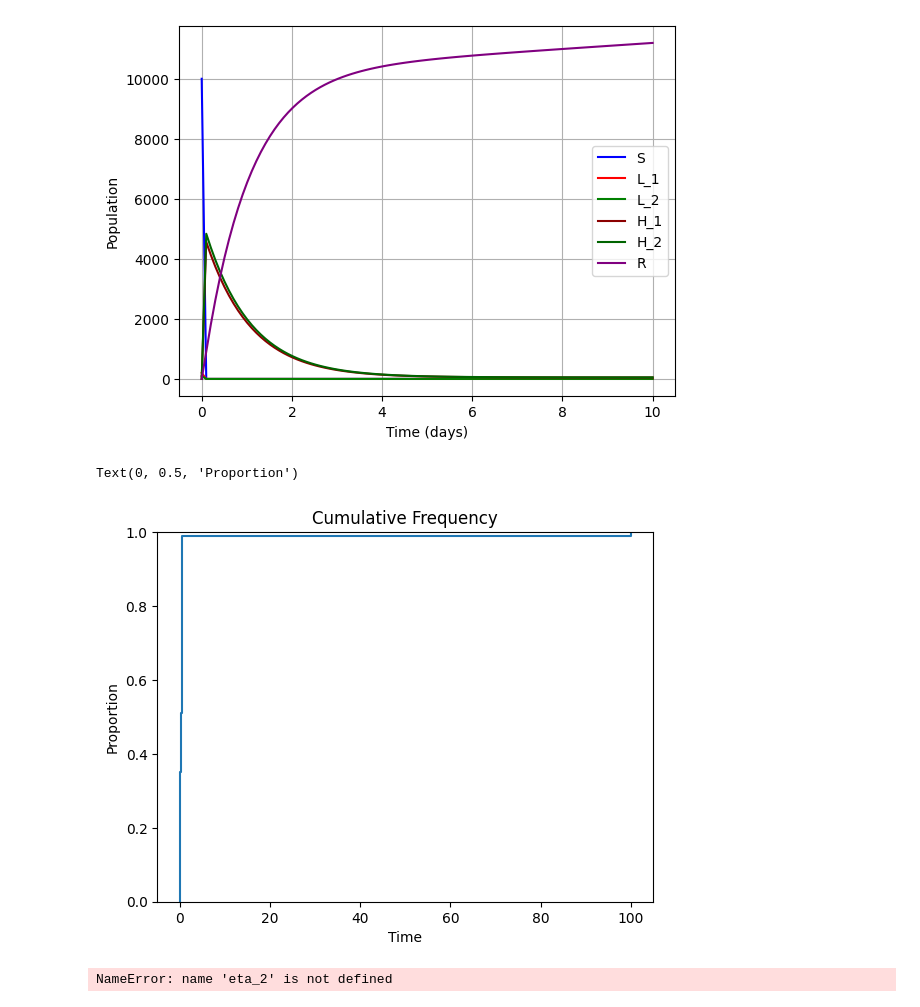
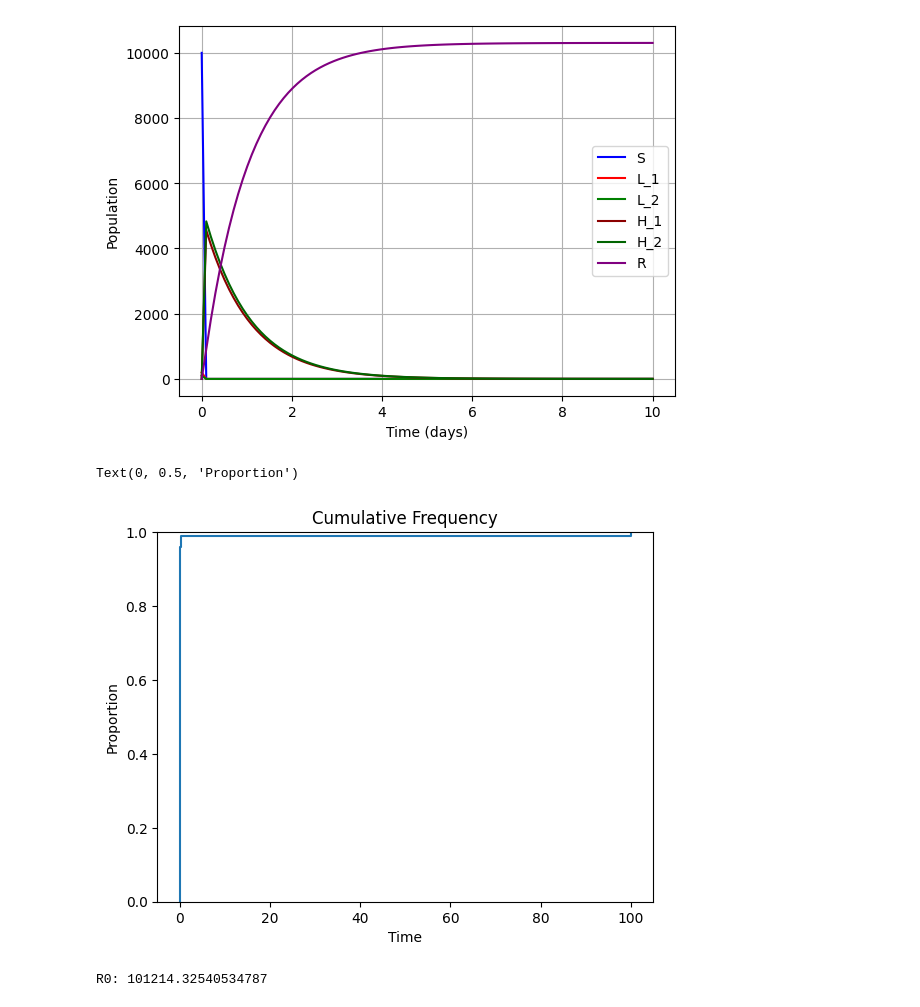
Before and after one commit to mcouture695/gt-quorumsensing-26, a Jupyter notebook: two-strain-slhr.ipynb, the cells around one changed output. Saved outputs shown, nothing was run; the diff lists cells and outputs as text; code cells hidden in the pictures.

```diff
--- a/two-strain-slhr.ipynb
+++ b/two-strain-slhr.ipynb
@@ -7,7 +7,7 @@ from scipy.integrate import solve_ivp
 from scipy.optimize import fsolve
 # %%
 #set up compartmental model
-Lambda = 100
+Lambda = 1
 mu = 0.00003333333 #1/lifespan of person
 #infection rates
 beta_1 = 3.374
@@ -45,34 +45,34 @@ t_span = (0, 10)
 initial = (10000, 200, 100, 0, 0, 0)
 
 t_evaluate = np.linspace(0, 10, 100)
 
 sol = solve_ivp(fun = model, t_span = t_span, y0 = initial, method = 'RK45', t_eval = t_evaluate)
 
 
 plt.plot(sol.t, sol.y[0], label='S', color='blue')
 plt.plot(sol.t, sol.y[1], label='L_1', color='red')
 plt.plot(sol.t, sol.y[2], label='L_2', color='green')
 #plt.plot(sol.t, sol.y[3], label='L_12', color='orange')
 plt.plot(sol.t, sol.y[3], label='H_1', color='darkred')
 plt.plot(sol.t, sol.y[4], label='H_2', color='darkgreen')
 plt.plot(sol.t, sol.y[5], label='R', color='purple')
 plt.xlabel('Time (days)')
 plt.ylabel('Population')
 plt.legend()
 plt.grid(True)
 plt.show()
 
 data = sol.y[2]
 fig, ax = plt.subplots()
 
 # Plot the exact cumulative curve
 ax.ecdf(data, label="Cumulative Incidence")
 
 ax.set_title("Cumulative Frequency")
 ax.set_xlabel("Time")
 ax.set_ylabel("Proportion")
 # %% [output]
-[figure, old version]
+[figure, new version]
 Text(0, 0.5, 'Proportion')
 [figure]
 # %%
@@ -97,21 +97,21 @@ dRdt = gamma_1*H_1 + gamma_2*H_2 - mu*R
 fL1 = beta_1 * S * H_1
 fL2 = beta_2 * S * H_2
 #fL12 = eta_2 * L_1 * H_2 + eta_1 * L_2 * H_1
-fH1 = 0
-fH2 = 0
+fH1 = 0 # w_1 * L_2 * H_1
+fH2 = 0 #w_2 * L_1 * H_2
 
 
 vL1 = w_2 * L_1 * H_2 + alpha_1 * L_1 + mu * L_1
 vL2 = w_1 * L_2 * H_1 + alpha_2 * L_2 + mu * L_2
 #vL12 = alpha * c_1 * L_12 + alpha * c_2 * L_12 + mu * L_12
 vH1 = gamma_1 * H_1 + mu * H_1 - alpha_1 * L_1 - w_1 * L_2 * H_1
-vH2 = gamma_2 * H_2 + mu * H_2 - alpha_2 * L_2 - alpha * c_2 * L_12
+vH2 = gamma_2 * H_2 + mu * H_2 - alpha_2 * L_2 - w_2 * L_1 * H_2
 
-f = Matrix([fL1, fL2, fL12, fH1, fH2])
-v = Matrix([vL1, vL2, vL12, vH1, vH2])
+f = Matrix([fL1, fL2, fH1, fH2])
+v = Matrix([vL1, vL2, vH1, vH2])
 
-variables = Matrix([L_1, L_2, L_12, H_1, H_2])
-dfe = {S: Lambda/ mu, L_1: 0, L_2: 0, L_12: 0, H_1: 0, H_2: 0}
+variables = Matrix([L_1, L_2, H_1, H_2])
+dfe = {S: Lambda/ mu, L_1: 0, L_2: 0, H_1: 0, H_2: 0}
 
 
 F_dfe = f.jacobian(variables).subs(dfe)
@@ -132,4 +132,4 @@ R0 = np.max(eigs)
 
 print("R0:", R0)
 # %% [output]
-NameError: name 'eta_2' is not defined
+R0: 101214.32540534787
```
